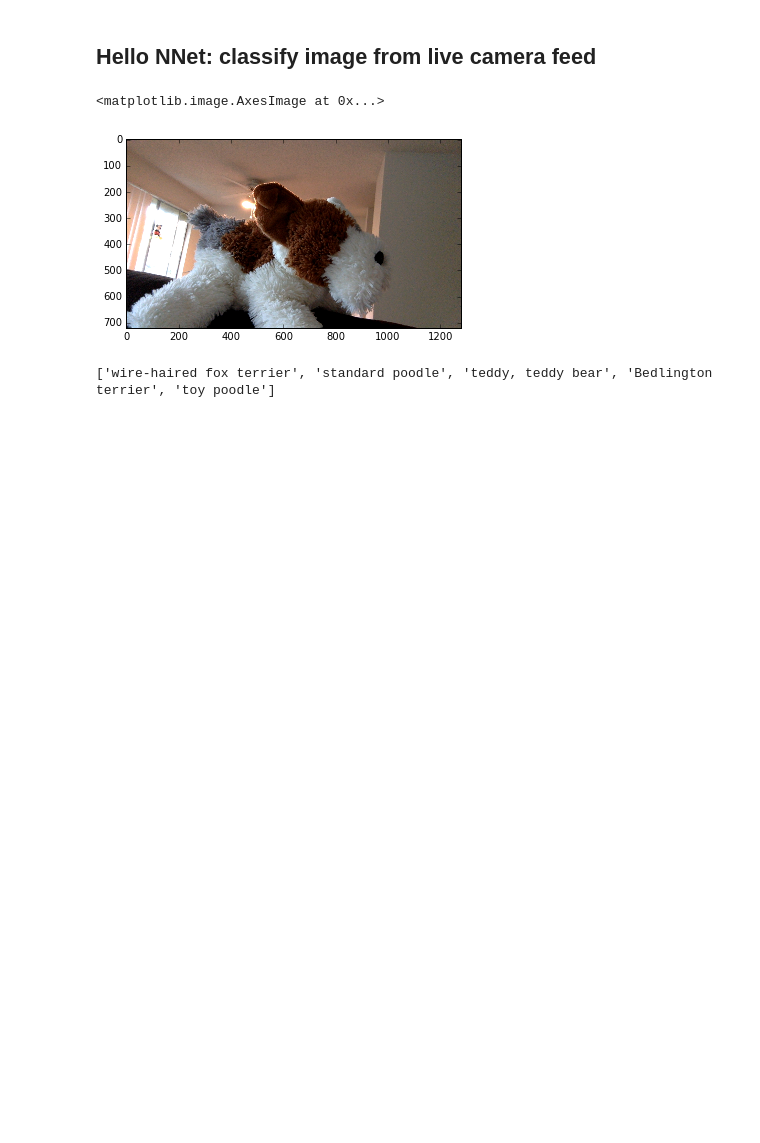
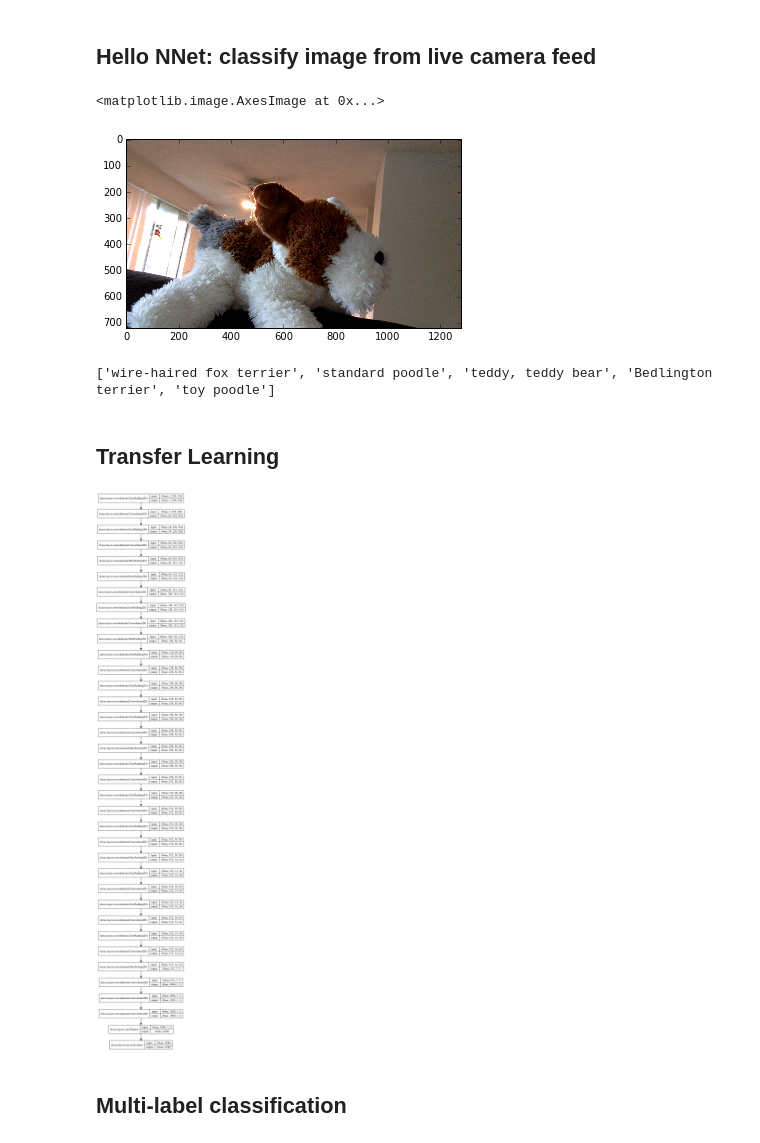
Before and after one commit to yrevar/neuralnets, a Jupyter notebook: keras/keras_test_vgg16_pretrained.ipynb, the cells around one changed output. Cells and saved outputs as stored; diff of their text form; code cells hidden in the pictures; blank space fills up the shorter version.

Commit message:
Add transfer learning example: fully convolutional net, multi-label classification. Errors in shape learning findings, todo.

```diff
--- a/keras/keras_test_vgg16_pretrained.ipynb
+++ b/keras/keras_test_vgg16_pretrained.ipynb
@@ -165,3 +175,5 @@ predictions = model.predict(img_preprocess(capture_frame))
 print [imagenet1000_clsid_to_human[i] for i in get_topk(predictions, 5)]
 # %% [output]
 ['wire-haired fox terrier', 'standard poodle', 'teddy, teddy bear', 'Bedlington terrier', 'toy poodle']
+# %% [markdown]
+## Transfer Learning
@@ -167,0 +229,8 @@ print [imagenet1000_clsid_to_human[i] for i in get_topk(predictions, 5)]
+# %%
+model_fullyconv = VGG_16_FullyConv()
+# %%
+graph = to_graph(model_fullyconv, show_shape=True)
+graph.write_png("model.png")
+IPython.display.Image("model.png", width=400)
+# %% [output]
+[figure, added]
@@ -167,0 +247,2 @@ print [imagenet1000_clsid_to_human[i] for i in get_topk(predictions, 5)]
+# %% [markdown]
+## Multi-label classification
```
Also changed, not shown: parts of 9 cells of this notebook, 4 other files.
